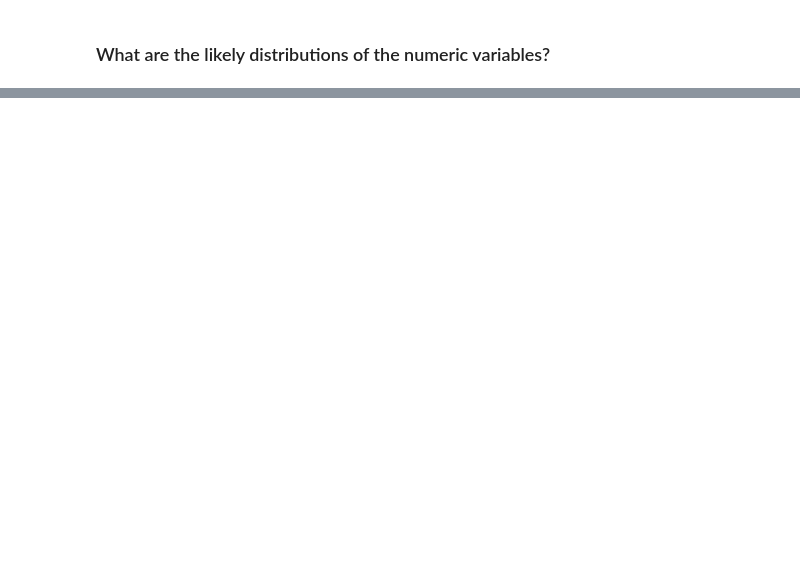
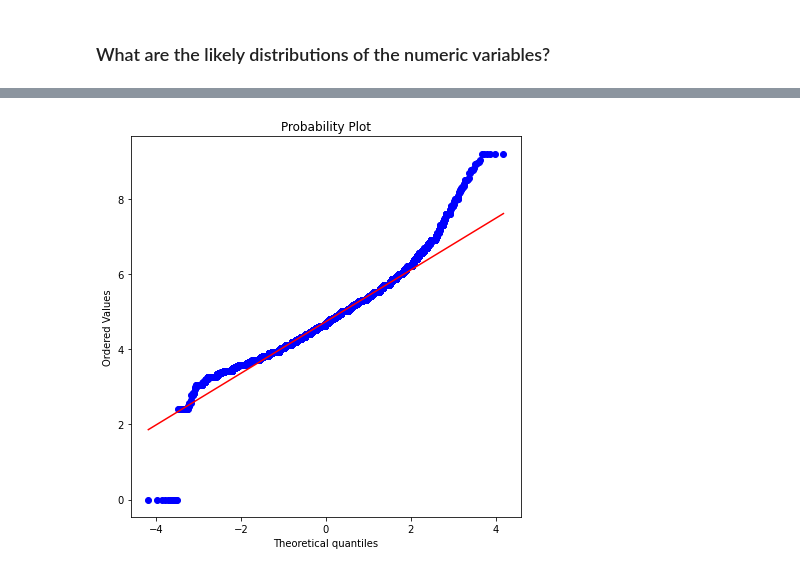
Before and after one commit to midhunmohank/DS, a Jupyter notebook: Notebooks/ML Data Cleaning and Feature Selection.ipynb, the cells around one changed output, grey strips where cells are left out. Cells and saved outputs as stored; diff of their text form; code cells hidden in the pictures; blank space fills up the shorter version.

```diff
--- a/Notebooks/ML Data Cleaning and Feature Selection.ipynb
+++ b/Notebooks/ML Data Cleaning and Feature Selection.ipynb
@@ -144,0 +196,6 @@ AttributeError: 'str' object has no attribute 'fit'
+# %%
+plt.figure(figsize=(7,7))
+stats.probplot(df['price_log'], plot=plt)
+plt.show()
+# %% [output]
+[figure, added]
```
Also changed, not shown: parts of 14 cells of this notebook.
